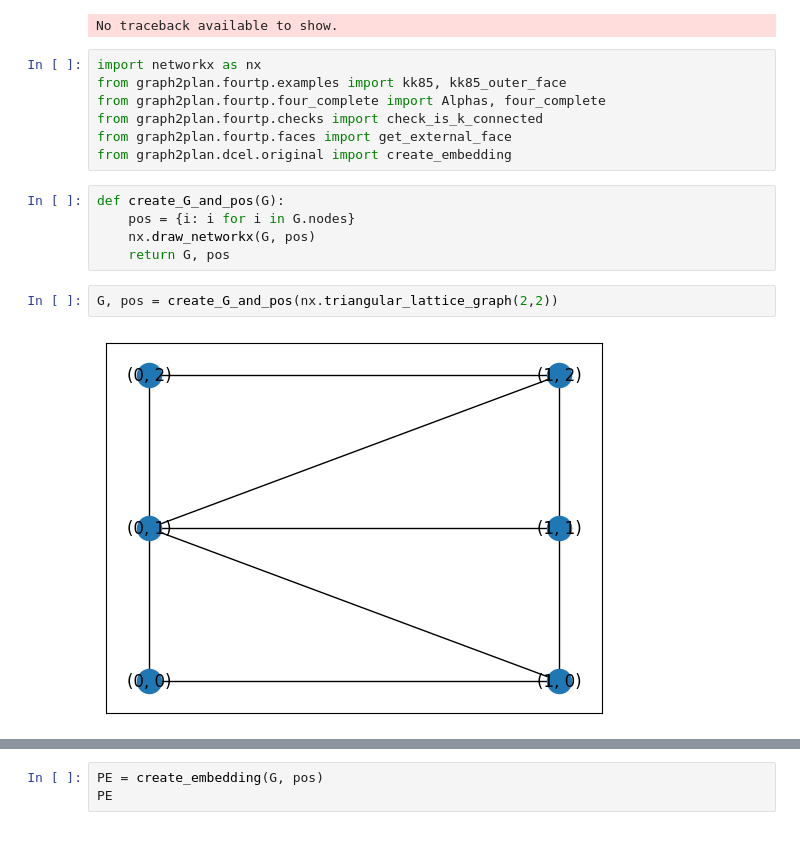
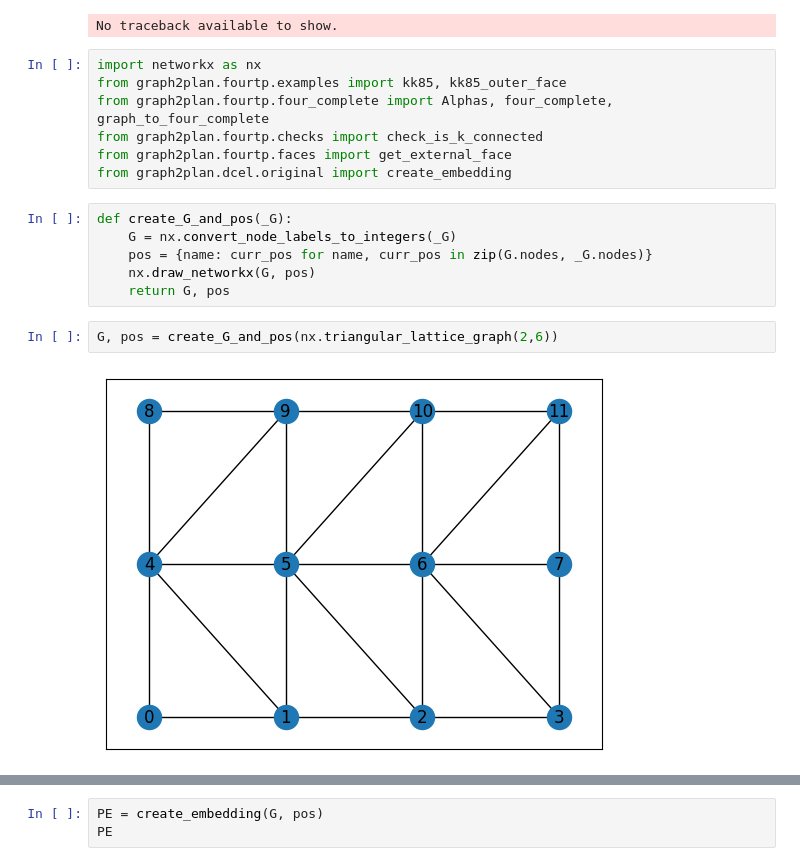
Before and after one commit to juliet29/graph2plan, a Jupyter notebook: notebooks/03_four_complete_TO_TEST.ipynb, the cells around one changed output, grey strips where cells are left out. Cells and saved outputs as stored; diff of their text form.

```diff
--- a/notebooks/03_four_complete_TO_TEST.ipynb
+++ b/notebooks/03_four_complete_TO_TEST.ipynb
@@ -9,16 +9,17 @@ No traceback available to show.
 # %%
 import networkx as nx
 from graph2plan.fourtp.examples import kk85, kk85_outer_face
-from graph2plan.fourtp.four_complete import Alphas, four_complete
+from graph2plan.fourtp.four_complete import Alphas, four_complete, graph_to_four_complete
 from graph2plan.fourtp.checks import check_is_k_connected
 from graph2plan.fourtp.faces import get_external_face
 from graph2plan.dcel.original import create_embedding
 # %%
-def create_G_and_pos(G):
-    pos = {i: i for i in G.nodes}
+def create_G_and_pos(_G):
+    G = nx.convert_node_labels_to_integers(_G)
+    pos = {name: curr_pos for name, curr_pos in zip(G.nodes, _G.nodes)}
     nx.draw_networkx(G, pos)
     return G, pos
 # %%
-G, pos = create_G_and_pos(nx.triangular_lattice_graph(2,2))
+G, pos = create_G_and_pos(nx.triangular_lattice_graph(2,6))
 # %% [output]
-[figure, old version]
+[figure, new version]
```
Also changed, not shown: parts of 12 cells of this notebook, 7 other files.
